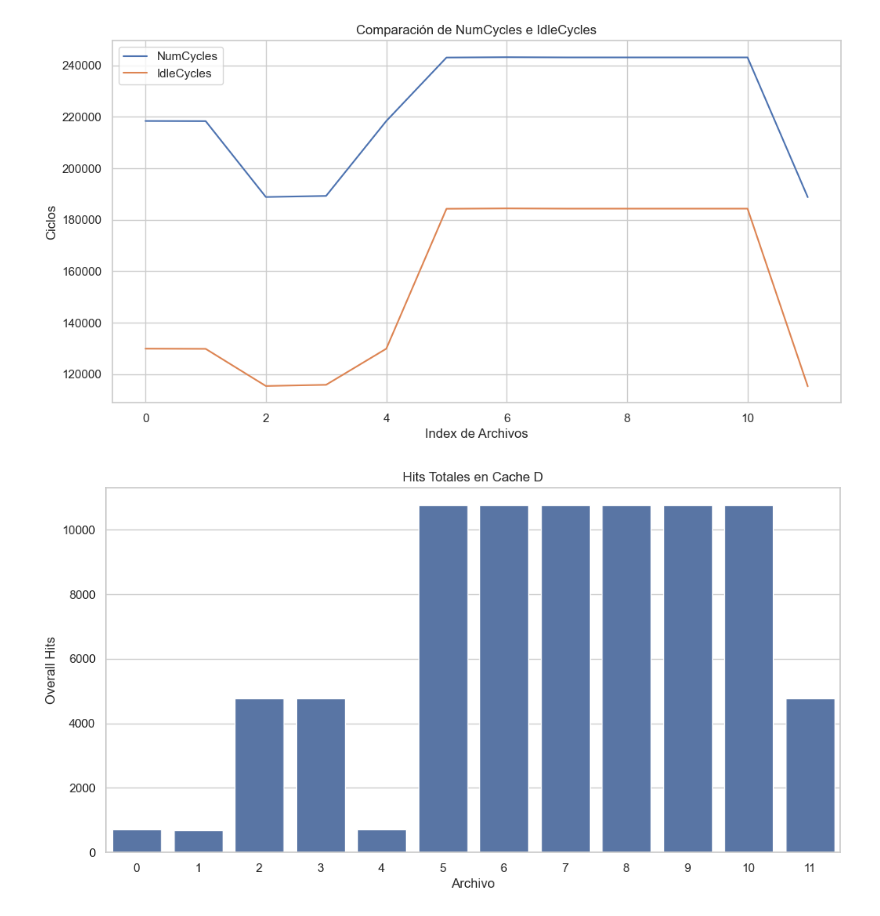
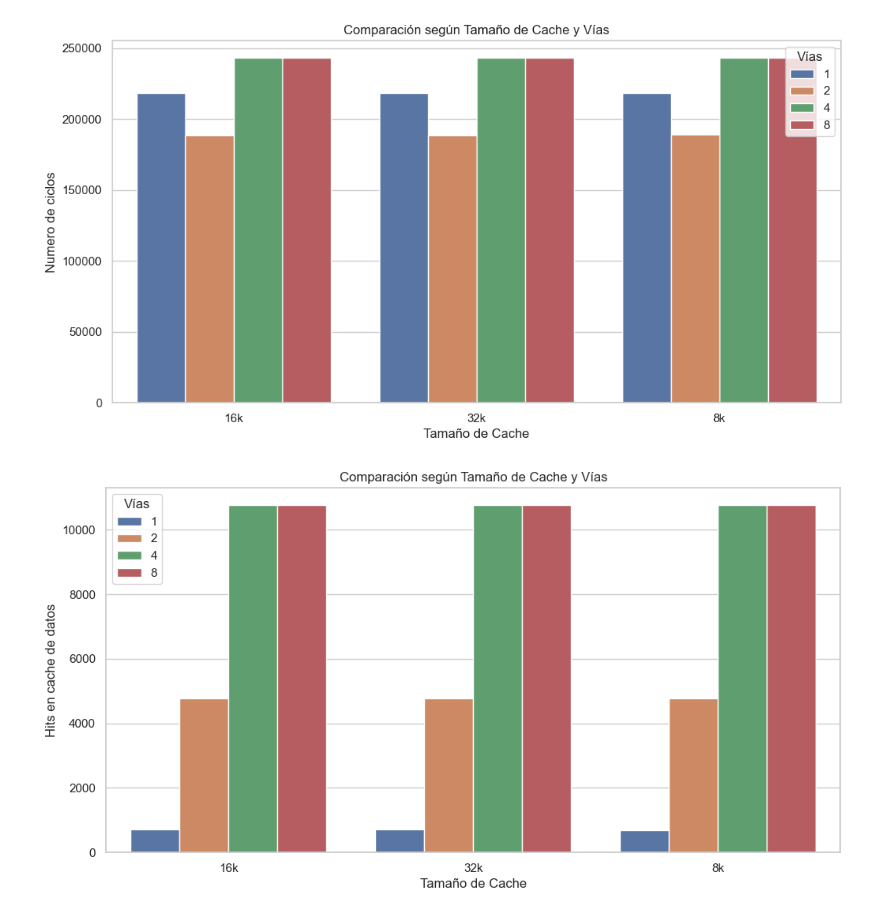
Before and after one commit to Kidmand/Arquitectura-del-computador-lab-2, a Jupyter notebook: stats/Notebook-ej1.ipynb, the cells around one changed output. Cells and saved outputs as stored; diff of their text form; code cells hidden in the pictures.

```diff
--- a/stats/Notebook-ej1.ipynb
+++ b/stats/Notebook-ej1.ipynb
@@ -10,19 +10,35 @@ sns.set_theme(style="whitegrid")
 
 files = glob.glob("stats-ej1-d/*.txt") # Recolectar archivos con métricas
 
-print(files)
-
 data_list = []
 
-for file in files: # Leer cada archivo y extraer las métricas en el DataFrame
+for file in files:
     with open(file, 'r') as f:
+        cache = None
+        vias = None
         metrics = {}
+
         for line in f:
-            metric, value = line.split() # Dividir cada línea en métrica y valor
-            metrics[metric] = float(value)
-        data_list.append(pd.DataFrame([metrics]))
+            line = line.strip()
+
+            if line.startswith("cache"): # Si la línea es de cache o vias, extraer su valor
+                cache = line.split()[1]
+            elif line.startswith("vias"):
+                vias = line.split()[1]
+            elif line:
+                parts = line.split()
+                if len(parts) == 2:
+                    metric, value = parts
+                    metrics[metric] = float(value)
+
+        metrics['cache'] = cache
+        metrics['vias'] = vias
+
+        data_list.append(pd.DataFrame([metrics])) # Añadir el diccionario de métricas a la lista como un DataFrame
 
 data = pd.concat(data_list, ignore_index=True)
 
 print(data.head())
+
+grouped_data = data.groupby(['cache', 'vias']).mean().reset_index() # Agrupar por cache y vias y calcular la media
 # %% [output]
@@ -46,23 +62,18 @@ print(data.head())
-# %%
-
-# Graficar 'numCycles' y 'idleCycles' para comparar
-plt.figure(figsize=(12, 6))
-plt.plot(data['system.cpu_cluster.cpus.numCycles'], label='NumCycles')
-plt.plot(data['system.cpu_cluster.cpus.idleCycles'], label='IdleCycles')
-plt.xlabel('Index de Archivos')
-plt.ylabel('Ciclos')
-plt.title('Comparación de NumCycles e IdleCycles')
-plt.legend()
-plt.show()
-# %% [output]
-[figure, removed]
-# %%
-# Paso 6: Gráfico de barras para una métrica específica
-plt.figure(figsize=(12, 6))
-sns.barplot(data=data, x=data.index, y='system.cpu_cluster.cpus.dcache.overallHits::total')
-plt.xlabel('Archivo')
-plt.ylabel('Overall Hits')
-plt.title('Hits Totales en Cache D')
-plt.show()
-# %% [output]
-[figure, removed]
+# %%
+def generate_cache_barplot(y, alias, data):
+    plt.figure(figsize=(12, 6))
+    sns.barplot(data=data, x='cache', y=y, hue='vias')
+    plt.xlabel('Tamaño de Cache')
+    plt.ylabel(alias)
+    plt.title('Comparación según Tamaño de Cache y Vías')
+    plt.legend(title="Vías")
+    plt.show()
+
+generate_cache_barplot('system.cpu_cluster.cpus.numCycles', 'Numero de ciclos', grouped_data)
+generate_cache_barplot('system.cpu_cluster.cpus.dcache.overallHits::total', 'Hits en cache de datos', grouped_data)
+generate_cache_barplot('system.cpu_cluster.cpus.icache.overallHits::total', 'Hits en cache de instrucciones', grouped_data)
+generate_cache_barplot('system.cpu_cluster.cpus.dcache.ReadReq.hits::total', 'Hits en cache de datos (lectura)', grouped_data)
+generate_cache_barplot('system.cpu_cluster.cpus.idleCycles', 'Ciclos de CPU inactivos', grouped_data)
+# %% [output]
+[figure, added]
+[figure, added]
```
Also changed, not shown: parts of 2 cells of this notebook, 12 other files.
